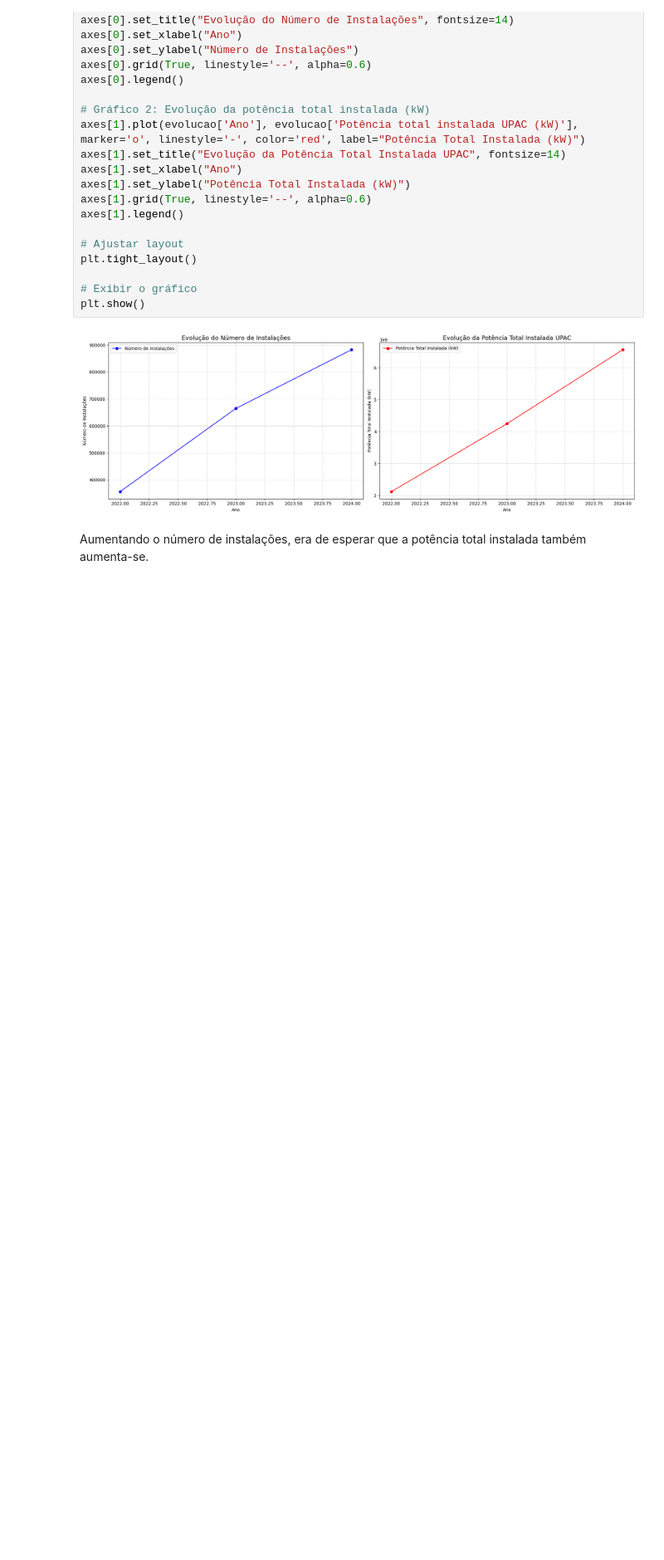
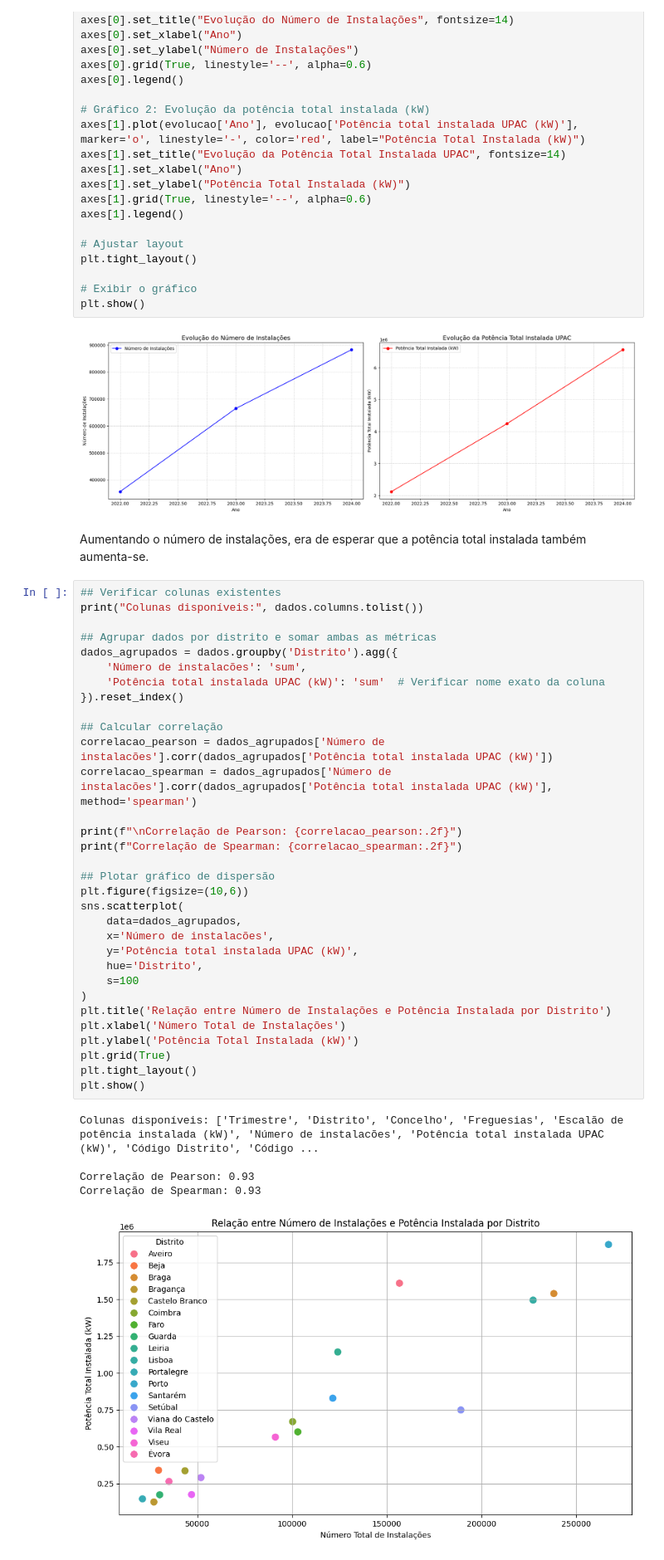
Before and after one commit to leonorsr/E-Redes, a Jupyter notebook: e-redes_autoconsumo.ipynb, the cells around one changed output. Shown at 83% size. Drawn from its saved outputs; the diff is of its cells as text; blank space fills up the shorter version.

```diff
--- a/e-redes_autoconsumo.ipynb
+++ b/e-redes_autoconsumo.ipynb
@@ -497,3 +499,41 @@ plt.show()
 [figure]
 # %% [markdown]
 Aumentando o número de instalações, era de esperar que a potência total instalada também aumenta-se.
+# %%
+## Verificar colunas existentes
+print("Colunas disponíveis:", dados.columns.tolist())
+
+## Agrupar dados por distrito e somar ambas as métricas
+dados_agrupados = dados.groupby('Distrito').agg({
+    'Número de instalacões': 'sum',
+    'Potência total instalada UPAC (kW)': 'sum'  # Verificar nome exato da coluna
+}).reset_index()
+
+## Calcular correlação
+correlacao_pearson = dados_agrupados['Número de instalacões'].corr(dados_agrupados['Potência total instalada UPAC (kW)'])
+correlacao_spearman = dados_agrupados['Número de instalacões'].corr(dados_agrupados['Potência total instalada UPAC (kW)'], method='spearman')
+
+print(f"\nCorrelação de Pearson: {correlacao_pearson:.2f}")
+print(f"Correlação de Spearman: {correlacao_spearman:.2f}")
+
+## Plotar gráfico de dispersão
+plt.figure(figsize=(10,6))
+sns.scatterplot(
+    data=dados_agrupados,
+    x='Número de instalacões',
+    y='Potência total instalada UPAC (kW)',
+    hue='Distrito',
+    s=100
+)
+plt.title('Relação entre Número de Instalações e Potência Instalada por Distrito')
+plt.xlabel('Número Total de Instalações')
+plt.ylabel('Potência Total Instalada (kW)')
+plt.grid(True)
+plt.tight_layout()
+plt.show()
+# %% [output]
+Colunas disponíveis: ['Trimestre', 'Distrito', 'Concelho', 'Freguesias', 'Escalão de potência instalada (kW)', 'Número de instalacões', 'Potência total instalada UPAC (kW)', 'Código Distrito', 'Código ...
+
+Correlação de Pearson: 0.93
+Correlação de Spearman: 0.93
+[figure, added]
```
Also changed, not shown: parts of 1 cell of this notebook.
